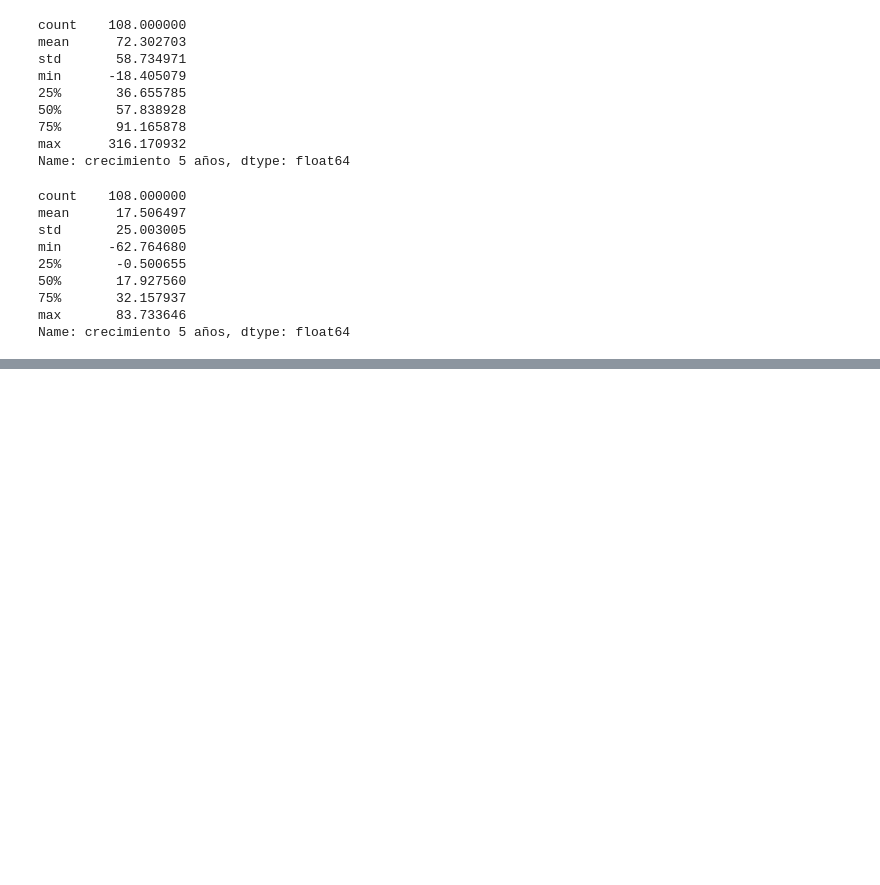
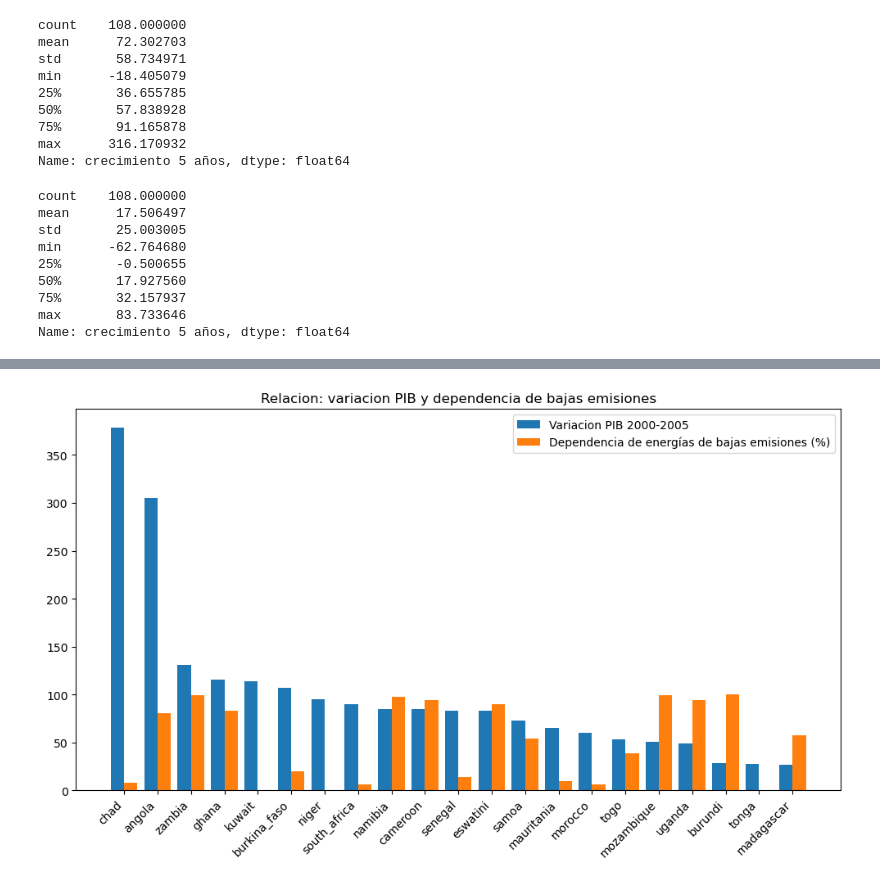
Before and after one commit to Gbau11/Proyecto, a Jupyter notebook: Groups.ipynb, the cells around one changed output, grey strips where cells are left out. Saved outputs shown, nothing was run; the diff lists cells and outputs as text; code cells hidden in the pictures; blank space fills up the shorter version.

```diff
--- a/Groups.ipynb
+++ b/Groups.ipynb
@@ -1235,7 +1237,7 @@ df__2015_cre_co2_tabla.sort_values(by='low_carbon_electricity_(%_electricity)',a
 # %%
-df__2015_cre_co2_tabla = df__2015_cre_co2.drop(['co2_t_per_capita','(emis/consum)/cap'], axis=1)
-df__2010_cre_co2_tabla = df__2010_cre_co2.drop(['co2_t_per_capita','(emis/consum)/cap'], axis=1)
-df__2005_cre_co2_tabla = df__2005_cre_co2.drop(['co2_t_per_capita','(emis/consum)/cap'], axis=1)
+#df__2015_cre_co2_tabla = df__2015_cre_co2.drop(['co2_t_per_capita','(emis/consum)/cap'], axis=1)
+#df__2010_cre_co2_tabla = df__2010_cre_co2.drop(['co2_t_per_capita','(emis/consum)/cap'], axis=1)
+#df__2005_cre_co2_tabla = df__2005_cre_co2.drop(['co2_t_per_capita','(emis/consum)/cap'], axis=1)
 # %%
 df__2005_cre_co2_tabla['crecimiento 5 años'].describe()
 # %% [output]
@@ -1274,0 +1322,4 @@ Name: crecimiento 5 años, dtype: float64
+# %%
+grupo_2005_afr_tabla = grupo_2005_afr.rename(columns={'country':'Country (Africa)',"low_carbon_electricity_(%_electricity)": "Dependencia de energías de bajas emisiones (%)",'co2_t_per_capita':'Emisiones CO2 per capita (t/cap)','crecim_co2':'Variación de emisiones de CO2 2000-2005 pc','crecimiento 5 años':'Variacion PIB 2000-2005','(emis/consum)/cap':'Generación/emisión'})
+
+grupo_2005_afr_tabla
@@ -1274,0 +1344,39 @@ Name: crecimiento 5 años, dtype: float64
+# %%
+grupo_2005_afr_tabla = grupo_2005_afr_tabla.sort_values(by='Variacion PIB 2000-2005',ascending=False)
+# %%
+grupo_2005_afr_tabla['Variación de emisiones de CO2 2000-2005 pc'] = grupo_2005_afr_tabla['Variación de emisiones de CO2 2000-2005 pc']*30
+# %%
+import matplotlib.pyplot as plt
+
+# Supongamos que ya tienes un DataFrame llamado 'df' con las columnas necesarias
+# Puedes cargar tus datos de la siguiente manera, si aún no lo has hecho
+# df = pd.DataFrame({"country": [...], "crecimiento_5_anios": [...], "low_carbon_electricity": [...], "crecim_co2": [...]})
+
+# Seleccionar los países y los valores necesarios
+paises = grupo_2005_afr_tabla['Country (Africa)']
+crecimiento_5_anios = grupo_2005_afr_tabla['Variacion PIB 2000-2005']
+crecim_co2 = grupo_2005_afr_tabla['Dependencia de energías de bajas emisiones (%)']
+
+# Configurar el gráfico de barras
+fig, ax = plt.subplots(figsize=(10, 6))
+
+# Configurar la posición de las barras para cada país
+posiciones = range(len(paises))
+ancho_barras = 0.4  # Ajusta el ancho de las barras según tu preferencia
+
+# Dibujar las barras para cada valor
+ax.bar(posiciones, crecimiento_5_anios, width=ancho_barras, label='Variacion PIB 2000-2005')
+ax.bar([pos + ancho_barras for pos in posiciones], crecim_co2, width=ancho_barras, label='Dependencia de energías de bajas emisiones (%)')
+
+# Configurar las etiquetas y leyendas
+ax.set_xticks([pos + 0.5*ancho_barras for pos in posiciones])
+ax.set_xticklabels(paises, rotation=45, ha='right')
+ax.set_ylabel('')
+ax.set_title('Relacion: variacion PIB y dependencia de bajas emisiones')
+ax.legend()
+
+# Mostrar el gráfico
+plt.tight_layout()
+plt.show()
+# %% [output]
+[figure, added]
```
Also changed, not shown: parts of 40 cells of this notebook.
